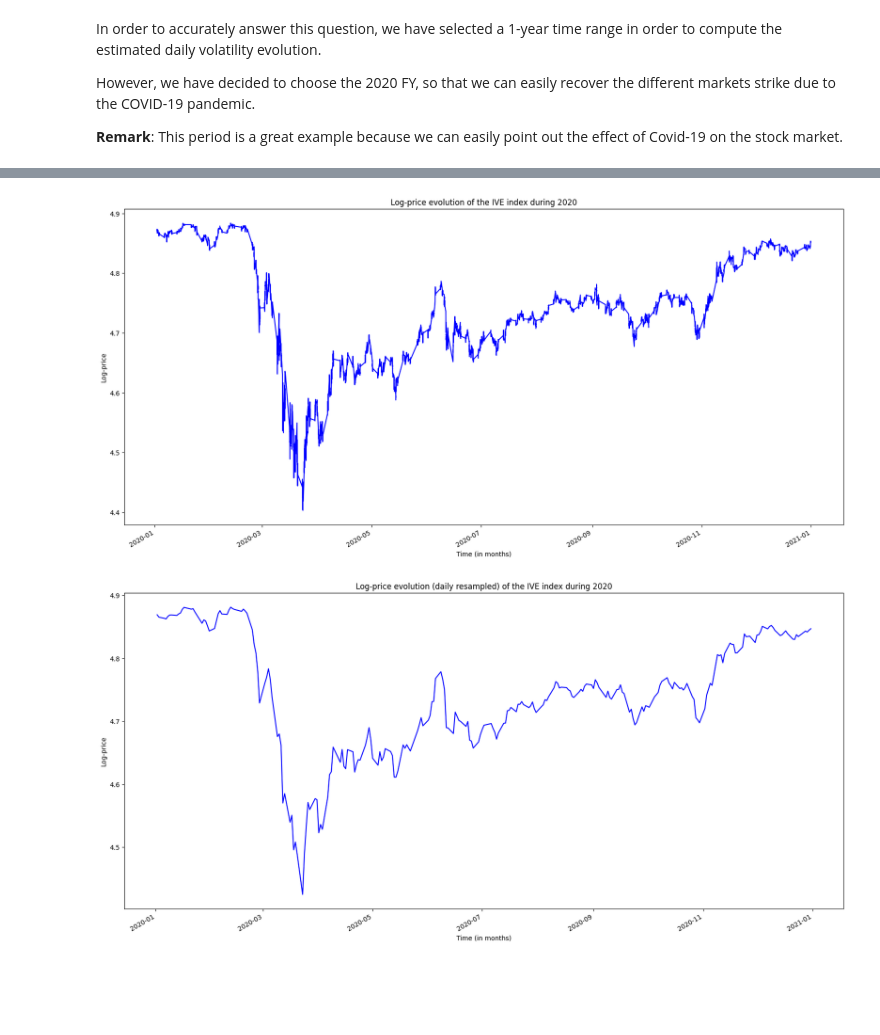
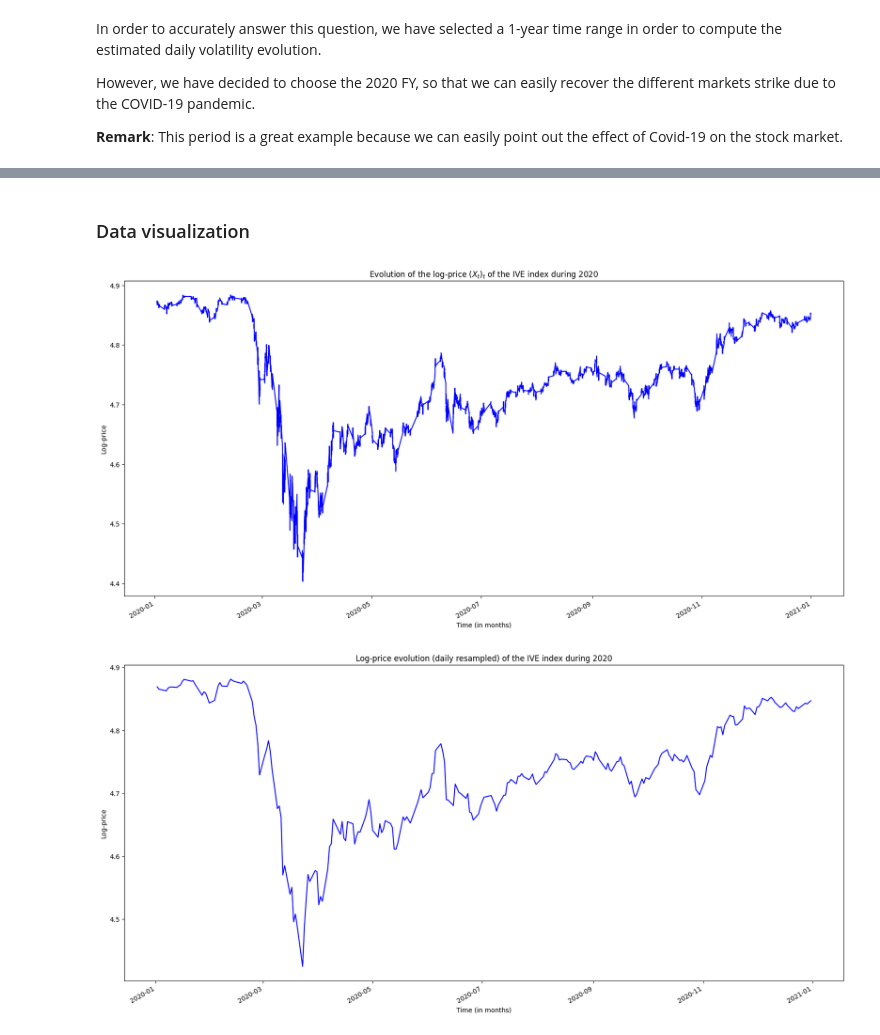
Before and after one commit to lcsrodriguez/HFT-IntradayVol-Estimation, a Jupyter notebook: main.ipynb, the cells around one changed output, grey strips where cells are left out. Cells and saved outputs as stored; diff of their text form; code cells hidden in the pictures; blank space fills up the shorter version.

```diff
--- a/main.ipynb
+++ b/main.ipynb
@@ -818,10 +748,13 @@ _ = plt.legend()
+# %% [markdown]
+### Data visualization
 # %%
+# Plotting the log-price over the year
 plt.figure(figsize=(20, 10))
 price = data["Price"]
 _ = price.plot(color="blue")
-_ = plt.title("Log-price evolution of the IVE index during 2020")
+_ = plt.title(r"Evolution of the log-price $(X_t)_t$ of the IVE index during 2020")
 _ = plt.xlabel("Time (in months)")
 _ = plt.ylabel("Log-price")
 # %% [output]
-[figure, old version]
+[figure, new version]
 # %%
```
Also changed, not shown: parts of 35 cells of this notebook.
